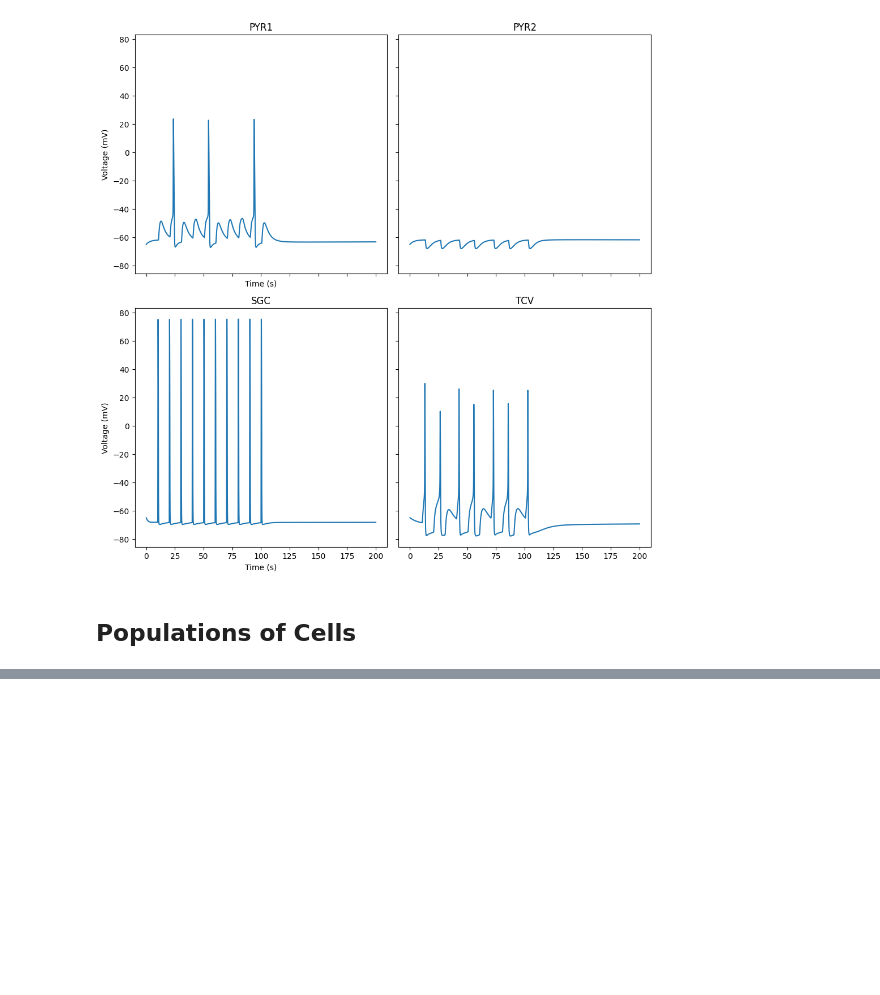
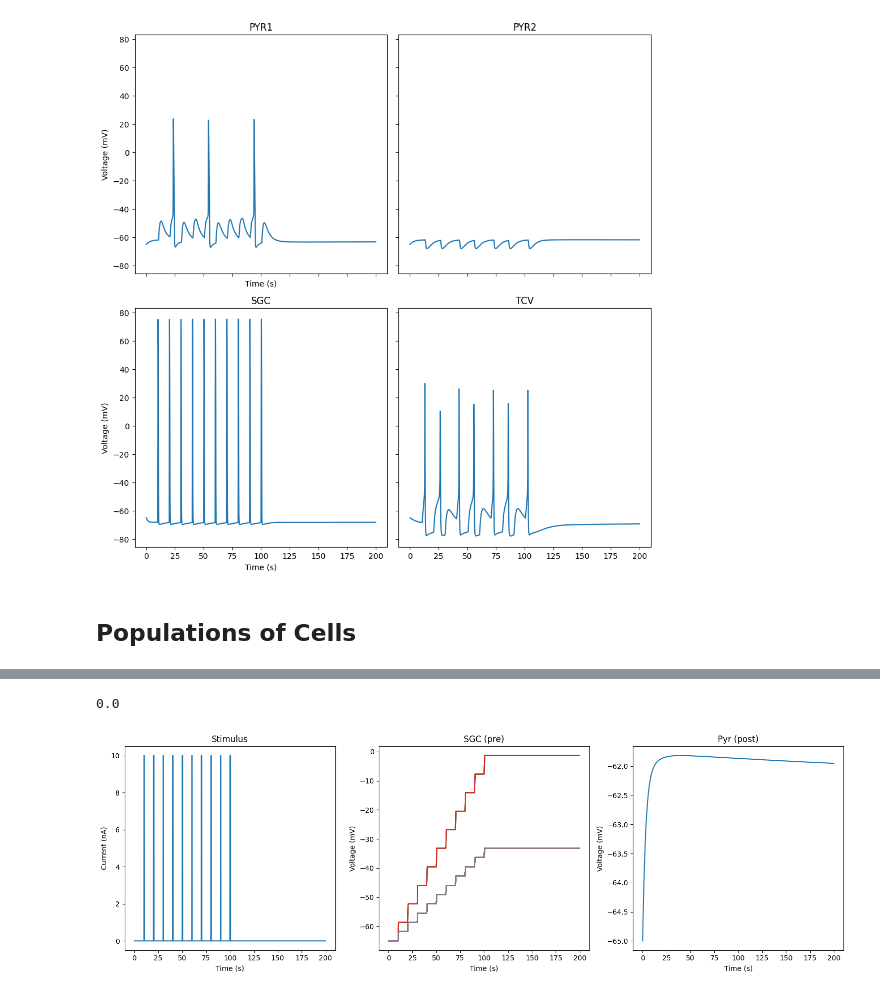
Before and after one commit to kedoxey/DCN_model, a Jupyter notebook: notebooks/cnmodel.ipynb, the cells around one changed output, grey strips where cells are left out. Cells and saved outputs as stored; diff of their text form; code cells hidden in the pictures; blank space fills up the shorter version.

Commit message:
population connections and sound stimuli with cnmodel

```diff
--- a/notebooks/cnmodel.ipynb
+++ b/notebooks/cnmodel.ipynb
@@ -236,0 +237,8 @@ sgc_cells[0][1]
+# %%
+sgc_cell_ids = pyr_pop.cell_connections(pyr_cell_id)[sgc_pop]
+sgc_cells = [sgc_pop.get_cell(i) for i in sgc_cell_ids]
+sgc_secs = [cell.soma for cell in sgc_cells]
+# %%
+v_sgc = {}
+# %%
+dt = 0.025
@@ -236,0 +270,38 @@ sgc_cells[0][1]
+# %%
+t = h.Vector().record(h._ref_t)
+v_pyr = h.Vector().record(pyr_cell.soma(0.5)._ref_v)
+# %%
+h.tstop = 200
+h.celsius = 34
+h.dt = dt
+
+pyr_cell.cell_initialize()
+cnm.util.custom_init()
+h.run()
+# %% [output]
+0.0
+# %%
+fig, axs = plt.subplots(1,3,figsize=(15,5))
+axs.ravel()
+
+axs[0].plot(t, istim_i)
+axs[0].set_xlabel('Time (s)')
+axs[0].set_ylabel('Current (nA)')
+axs[0].set_title('Stimulus')
+
+for i, sgc_cell_v in v_sgc.items():
+
+    axs[1].plot(t, sgc_cell_v)
+
+axs[1].set_xlabel('Time (s)')
+axs[1].set_ylabel('Voltage (mV)')
+axs[1].set_title('SGC (pre)')
+
+axs[2].plot(t, v_pyr)
+axs[2].set_xlabel('Time (s)')
+axs[2].set_ylabel('Voltage (mV)')
+axs[2].set_title('Pyr (post)')
+
+fig.tight_layout()
+# %% [output]
+[figure, added]
```
Also changed, not shown: parts of 27 cells of this notebook.
